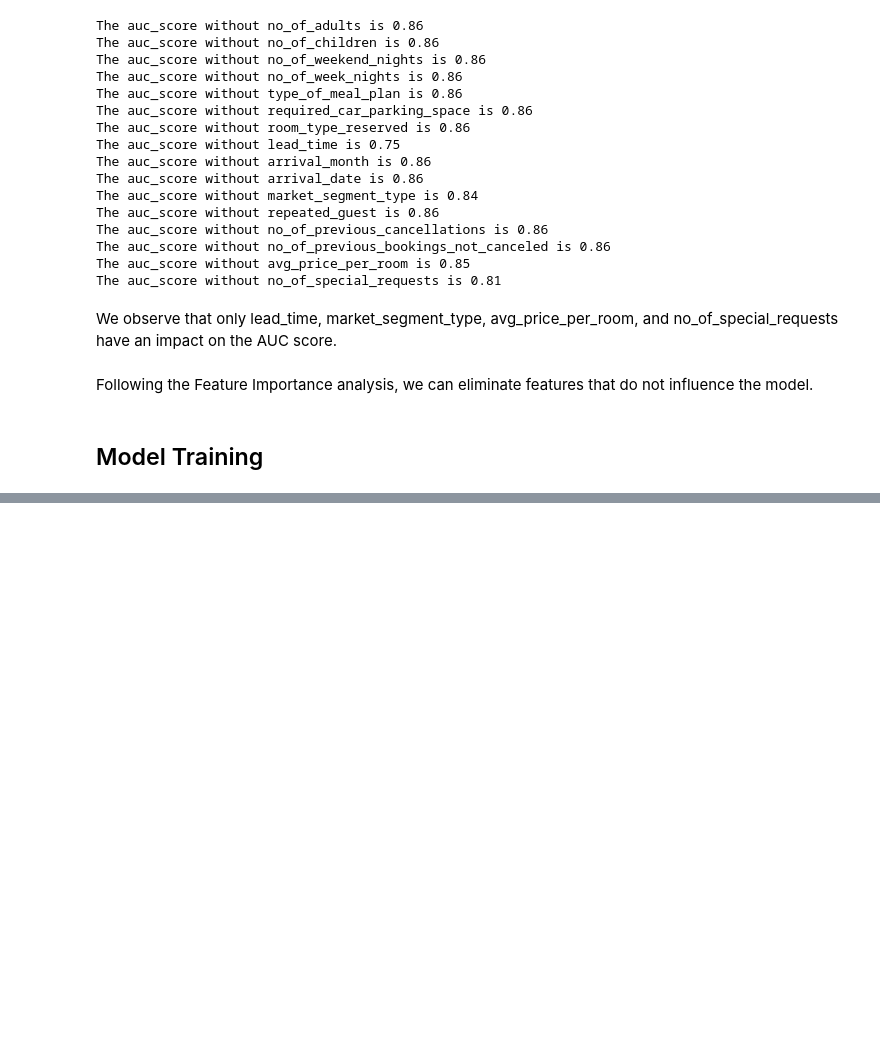
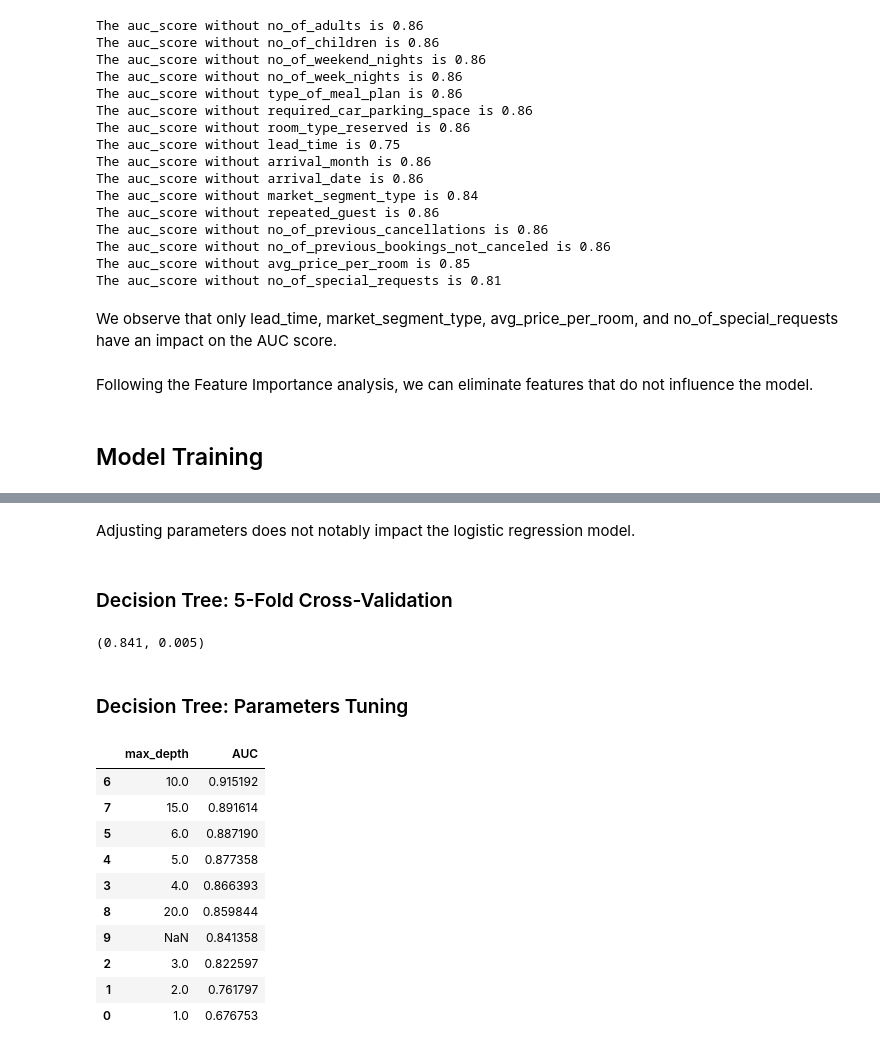
Before and after one commit to desol1997/hotel_booking_cancellation_prediction, a Jupyter notebook: notebook.ipynb, the cells around one changed output, grey strips where cells are left out. Drawn from its saved outputs; the diff is of its cells as text; code cells hidden in the pictures; blank space fills up the shorter version.

```diff
--- a/notebook.ipynb
+++ b/notebook.ipynb
@@ -420,0 +528,4 @@ def train_random_forest(X, Y, n_estimators=100, max_depth=None, min_samples_leaf
+# %% [markdown]
+Adjusting parameters does not notably impact the logistic regression model.
+# %% [markdown]
+### Decision Tree: 5-Fold Cross-Validation
@@ -420,0 +555,6 @@ def train_random_forest(X, Y, n_estimators=100, max_depth=None, min_samples_leaf
+# %%
+np.mean(scores).round(3), np.std(scores).round(3)
+# %% [output]
+(0.841, 0.005)
+# %% [markdown]
+### Decision Tree: Parameters Tuning
@@ -420,0 +592,16 @@ def train_random_forest(X, Y, n_estimators=100, max_depth=None, min_samples_leaf
+# %%
+scores = [*zip(depths, mean_scores)]
+df_scores = pd.DataFrame(scores, columns=['max_depth', 'AUC'])
+df_scores.sort_values(by='AUC', ascending=False)
+# %% [output]
+|  | max_depth | AUC |
+| 6 | 10.0 | 0.915192 |
+| 7 | 15.0 | 0.891614 |
+| 5 | 6.0 | 0.887190 |
+| 4 | 5.0 | 0.877358 |
+| 3 | 4.0 | 0.866393 |
+| 8 | 20.0 | 0.859844 |
+| 9 | NaN | 0.841358 |
+| 2 | 3.0 | 0.822597 |
+| 1 | 2.0 | 0.761797 |
+| 0 | 1.0 | 0.676753 |
```
Also changed, not shown: parts of 33 cells of this notebook, 2 other files.
